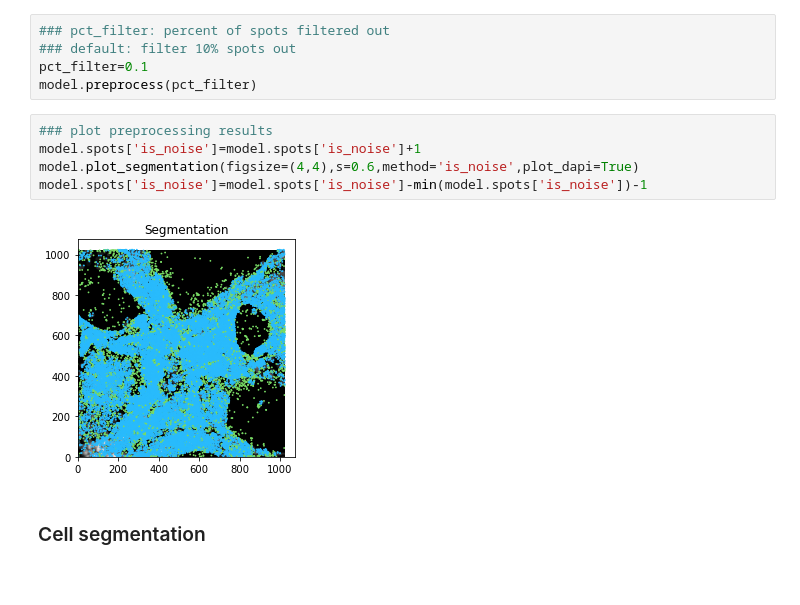
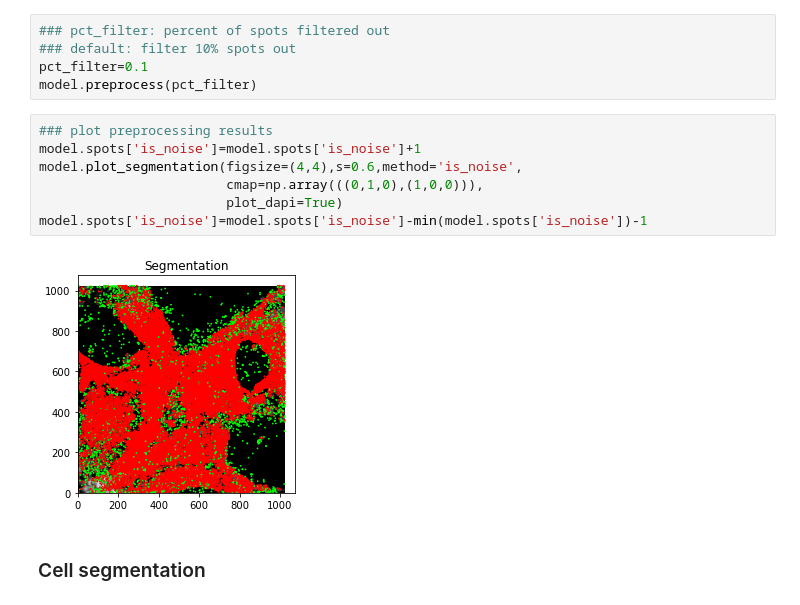
Before and after one commit to wanglab-broad/ClusterMap, a Jupyter notebook: ClusterMap_STARmap_human_cardiac_organoid.ipynb, the cells around one changed output. Saved outputs shown, nothing was run; the diff lists cells and outputs as text.

```diff
--- a/ClusterMap_STARmap_human_cardiac_organoid.ipynb
+++ b/ClusterMap_STARmap_human_cardiac_organoid.ipynb
@@ -82,10 +82,12 @@ model.preprocess(pct_filter)
 # %%
 ### plot preprocessing results
 model.spots['is_noise']=model.spots['is_noise']+1
-model.plot_segmentation(figsize=(4,4),s=0.6,method='is_noise',plot_dapi=True)
+model.plot_segmentation(figsize=(4,4),s=0.6,method='is_noise',
+                        cmap=np.array(((0,1,0),(1,0,0))),
+                        plot_dapi=True)
 model.spots['is_noise']=model.spots['is_noise']-min(model.spots['is_noise'])-1
 # %% [output]
-[figure, old version]
+[figure, new version]
 # %% [markdown]
 ### Cell segmentation
 # %%
```
Also changed, not shown: parts of 9 cells of this notebook, 1 other file.
